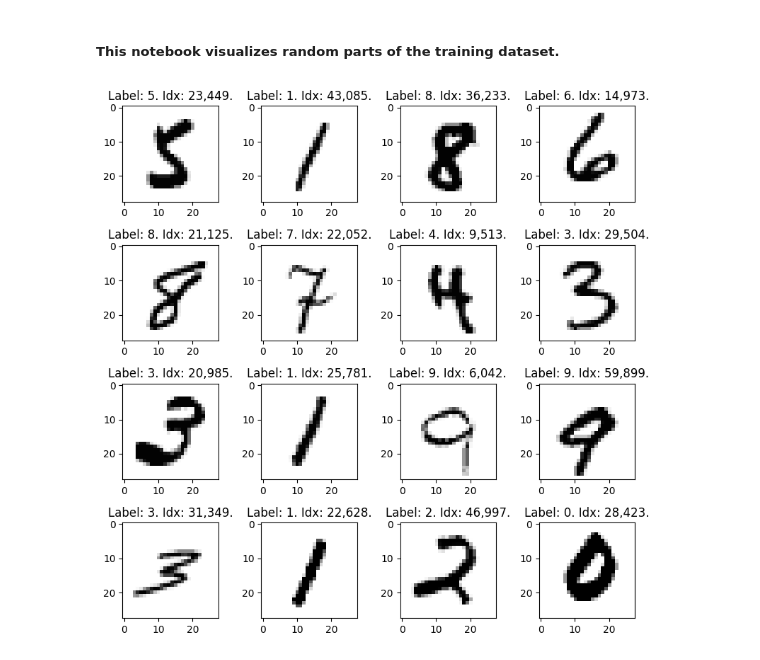
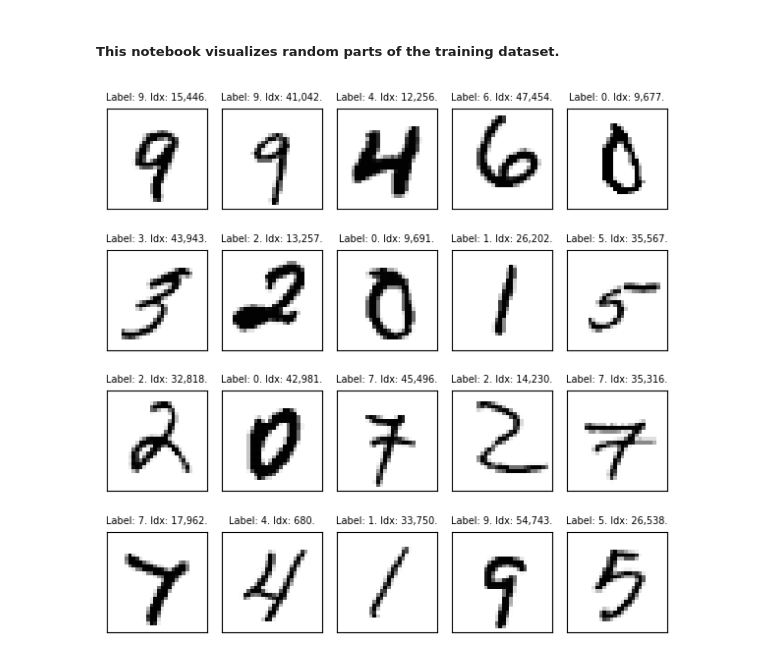
Before and after one commit to anordin95/multi-label-mnist, a Jupyter notebook: visualize_dataset.ipynb, the cells around one changed output. Drawn from its saved outputs; the diff is of its cells as text; code cells hidden in the pictures.

```diff
--- a/visualize_dataset.ipynb
+++ b/visualize_dataset.ipynb
@@ -9,14 +9,17 @@ from dataset import MNISTDataset
 # %%
 mnist_dataset_train = MNISTDataset(split="train")
 
-fig, axeses = plt.subplots(nrows=4, ncols=4, figsize=(8,8))
+fig, axeses = plt.subplots(nrows=4, ncols=5, figsize=(6,6))
 
 for ax in axeses.flatten():
     random_dataset_idx = random.randint(0, len(mnist_dataset_train) - 1)
     image, label = mnist_dataset_train[random_dataset_idx]
     ax.imshow(image, cmap='Greys')
-    ax.set_title(f"Label: {label}. Idx: {random_dataset_idx:,}.")
+    ax.set_title(f"Label: {label}. Idx: {random_dataset_idx:,}.", fontsize=7)
+
+    ax.axes.get_xaxis().set_visible(False)
+    ax.axes.get_yaxis().set_visible(False)
 
 fig.tight_layout()
 # %% [output]
-[figure, old version]
+[figure, new version]
```
Also changed, not shown: 1 other file.
